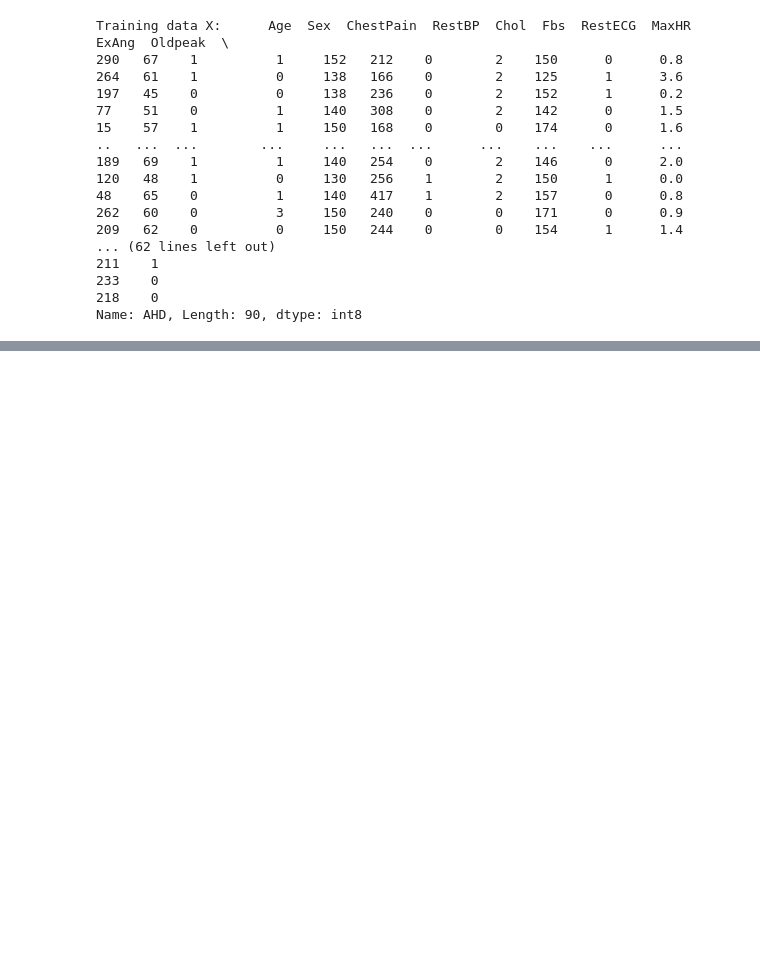
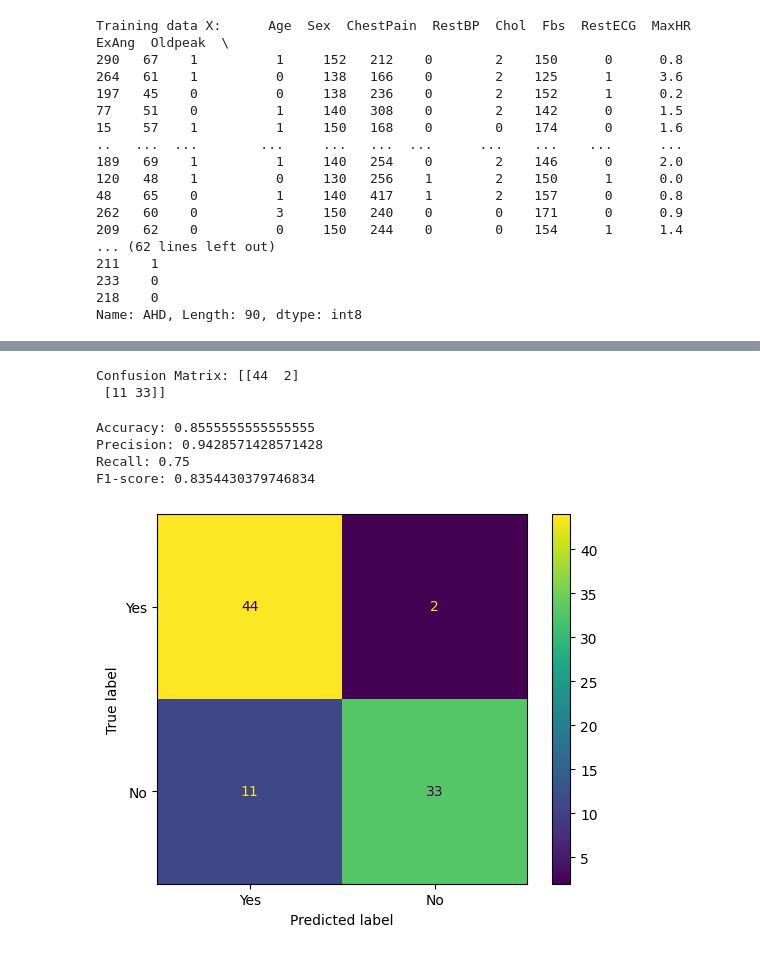
Before and after one commit to funmeen/legendary-eureka, a Jupyter notebook: Logistic_Regression_Classification.ipynb, the cells around one changed output, grey strips where cells are left out. Cells and saved outputs as stored; diff of their text form; code cells hidden in the pictures; blank space fills up the shorter version.

```diff
--- a/Logistic_Regression_Classification.ipynb
+++ b/Logistic_Regression_Classification.ipynb
@@ -123,5 +141,7 @@ X_train_scaled = scaler.fit_transform(X_train)
 X_test_scaled = scaler.fit_transform(X_test)
 # %%
 from sklearn.linear_model import LogisticRegression
+# %%
+model = LogisticRegression()
 # %%
-log_reg = LogisticRegression(random_state = 0).fit(X_train_scaled, y_train)
+model.fit(X_train_scaled, y_train)
@@ -148,0 +150,2 @@ log_reg.score(X_test_scaled, y_test)
+# %%
+y_pred = model.predict(X_test_scaled)
@@ -148,0 +164,28 @@ log_reg.score(X_test_scaled, y_test)
+# %%
+conf_matrix = confusion_matrix(y_test, y_pred)
+print("Confusion Matrix:", conf_matrix)
+# %% [output]
+Confusion Matrix: [[44  2]
+ [11 33]]
+# %%
+accuracy = accuracy_score(y_test, y_pred)
+precision = conf_matrix[1,1] / (conf_matrix[1,1] + conf_matrix[0,1])
+recall = conf_matrix[1,1] / (conf_matrix[1,1] + conf_matrix[1,0])
+f1_score = 2 * (precision * recall)/(precision + recall)
+
+print("Accuracy:", accuracy)
+print("Precision:", precision)
+print("Recall:", recall)
+print("F1-score:", f1_score)
+# %% [output]
+Accuracy: 0.8555555555555555
+Precision: 0.9428571428571428
+Recall: 0.75
+F1-score: 0.8354430379746834
+# %%
+labels = ["Yes", "No"]
+cm = confusion_matrix(y_test, y_pred)
+disp = ConfusionMatrixDisplay(confusion_matrix=cm, display_labels=labels)
+disp.plot();
+# %% [output]
+[figure, added]
```
Also changed, not shown: parts of 8 cells of this notebook.
